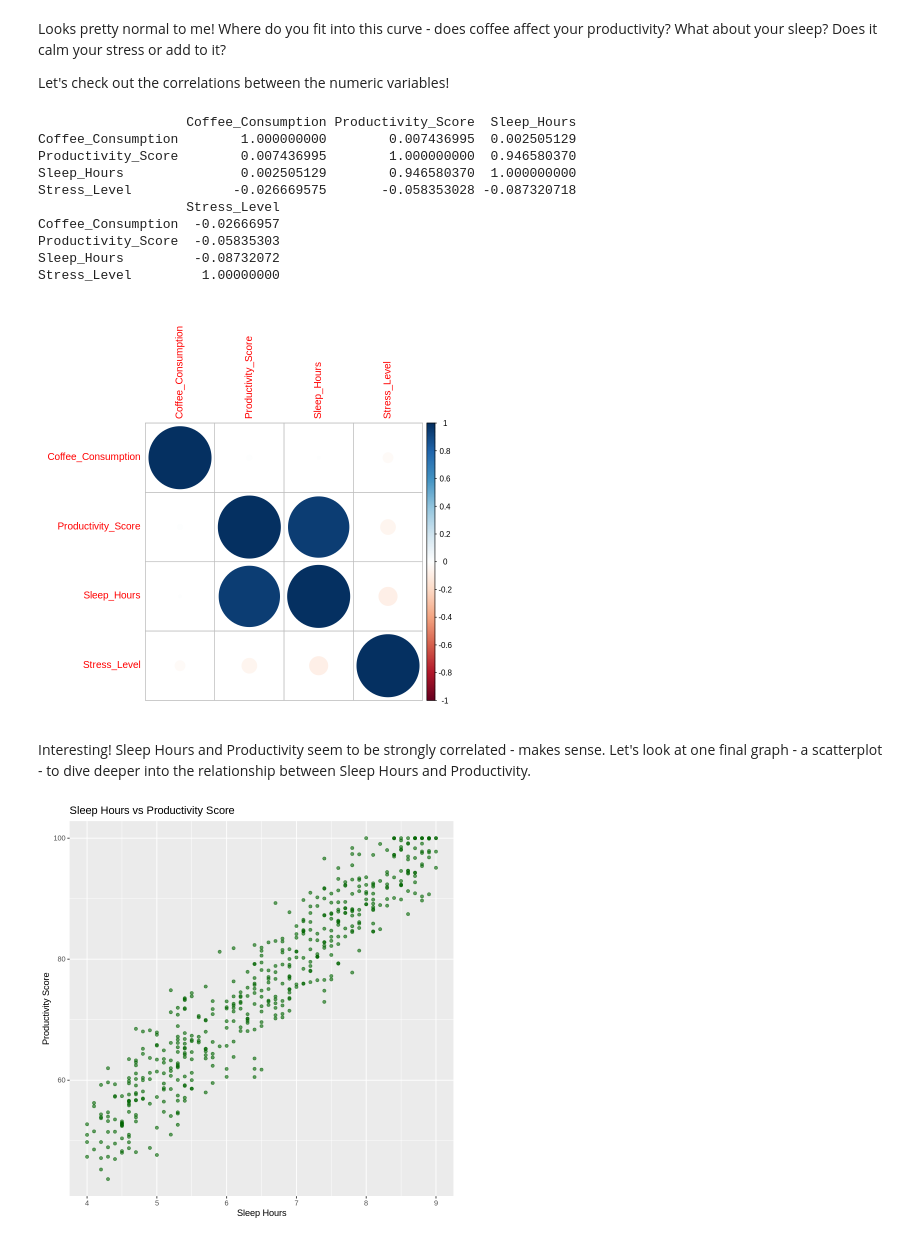
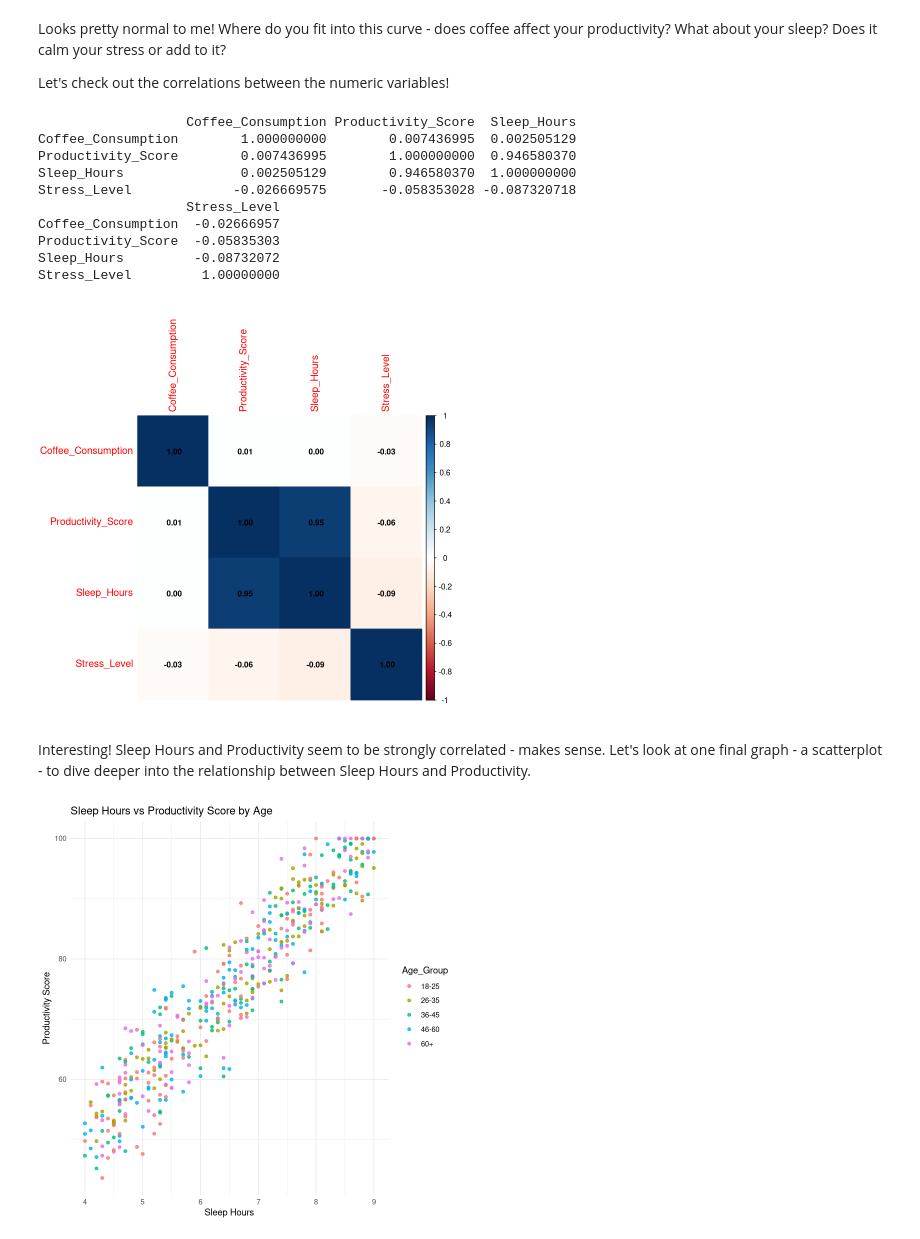
Before and after one commit to rachelnisbet/Educate2025_Coffee, a Jupyter notebook: coffee_comparison_R.ipynb, the cells around one changed output. Drawn from its saved outputs; the diff is of its cells as text; code cells hidden in the pictures.

```diff
--- a/coffee_comparison_R.ipynb
+++ b/coffee_comparison_R.ipynb
@@ -17,5 +37,5 @@ Error:
 ### Load the dataset
 Note: You may need to change the filepath to point to where your dataset lives.
 # %%
-df <- read_csv("~/Educate2025_Coffee/final_global_coffee_productivity_enhanced.csv")
+df <- read_csv("/workspaces/myfolder/Educate2025_Coffee/global_coffee_productivity.csv")
 # %% [output]
@@ -44,31 +68,32 @@ Let's check out the correlations between the numeric variables!
 # %%
 # Select only numeric columns
 numeric_df <- df[sapply(df, is.numeric)]
 
 # Compute correlation matrix
 cor_matrix <- cor(numeric_df, use = "complete.obs")
 
 # Print the matrix
 print(cor_matrix)
-corrplot(cor_matrix, method = "circle")
+corrplot(cor_matrix, method = "color", addCoef.col = "black", number.cex = 0.8)
 # %% [output]
                    Coffee_Consumption Productivity_Score  Sleep_Hours
 Coffee_Consumption        1.000000000        0.007436995  0.002505129
 Productivity_Score        0.007436995        1.000000000  0.946580370
 Sleep_Hours               0.002505129        0.946580370  1.000000000
 Stress_Level             -0.026669575       -0.058353028 -0.087320718
                    Stress_Level
 Coffee_Consumption  -0.02666957
 Productivity_Score  -0.05835303
 Sleep_Hours         -0.08732072
 Stress_Level         1.00000000
-[figure, old version]
+[figure, new version]
 # %% [markdown]
 Interesting! Sleep Hours and Productivity seem to be strongly correlated - makes sense. Let's look at one final graph - a scatterplot - to dive deeper into the relationship between Sleep Hours and Productivity.
 # %%
-ggplot(df, aes(x = Sleep_Hours, y = Productivity_Score)) +
-  geom_point(alpha = 0.6, color = "darkgreen") +
-  labs(title = "Sleep Hours vs Productivity Score",
-       x = "Sleep Hours", y = "Productivity Score")
+ggplot(df, aes(x = Sleep_Hours, y = Productivity_Score, color = Age_Group)) +
+  geom_point(alpha = 0.8) +
+  labs(title = "Sleep Hours vs Productivity Score by Age",
+       x = "Sleep Hours", y = "Productivity Score") +
+  theme_minimal()
 # %% [output]
-[figure, old version]
+[figure, new version]
```
Also changed, not shown: parts of 14 cells of this notebook, 2 other files.
